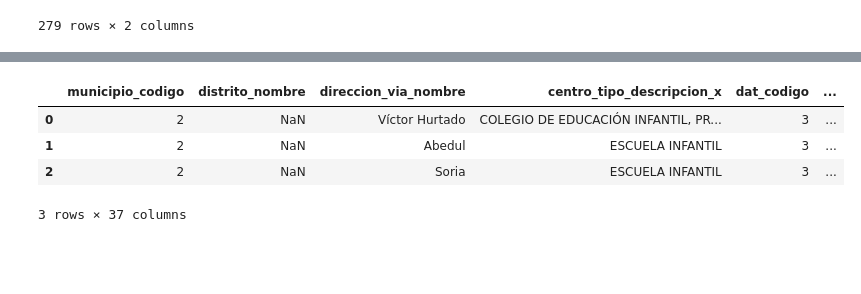
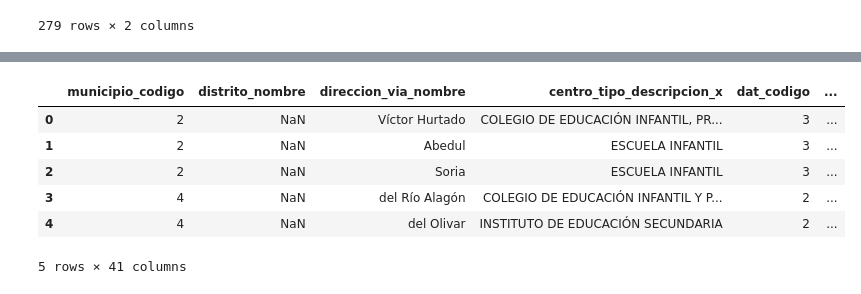
Before and after one commit to HerminiaPadial/PROJECT_2, a Jupyter notebook: NOTEBOOK_ PROJECT_2.ipynb, the cells around one changed output, grey strips where cells are left out. Cells and saved outputs as stored; diff of their text form; code cells hidden in the pictures; blank space fills up the shorter version.

```diff
--- a/NOTEBOOK_ PROJECT_2.ipynb
+++ b/NOTEBOOK_ PROJECT_2.ipynb
@@ -231,7 +392,7 @@ Index(['municipio_codigo', 'distrito_nombre', 'direccion_via_nombre',
       dtype='object')
 # %%
-df = pd.merge(df, df_tipo_centro, left_on='centro_tipo_codigo', right_on='id_centro_codigo', how='left')
+df_merged = pd.merge(df_merged, df_tipo_centro, left_on='centro_tipo_codigo', right_on='id_centro_codigo', how='left')
 # %%
-df = pd.merge(df, df_dat, left_on='dat_codigo', right_on='id_dat_codigo', how='left')
+df_merged = pd.merge(df_merged, df_dat, left_on='dat_codigo', right_on='id_dat_codigo', how='left')
 # %%
-df = pd.merge(df, df_cp, left_on='direccion_codigo_postal', right_on='id_direccion_codigo_postal', how='left')
+df_merged = pd.merge(df_merged, df_cp, left_on='direccion_codigo_postal', right_on='id_direccion_codigo_postal', how='left')
@@ -254,0 +399,2 @@ Index(['municipio_codigo', 'distrito_nombre', 'direccion_via_nombre',
+# %%
+df_merged = pd.merge(df_merged, df_comunidad, left_on='Comunidad', right_on='id_comunidad', how='left')
@@ -255,11 +421,13 @@ Index(['municipio_codigo', 'distrito_nombre', 'direccion_via_nombre',
 # %%
-df.head(3)
+df_merged.head(5)
 # %% [output]
 |  | municipio_codigo | distrito_nombre | direccion_via_nombre | centro_tipo_descripcion_x | dat_codigo | ... |
 | 0 | 2 | NaN | Víctor Hurtado | COLEGIO DE EDUCACIÓN INFANTIL, PR... | 3 | ... |
 | 1 | 2 | NaN | Abedul | ESCUELA INFANTIL | 3 | ... |
 | 2 | 2 | NaN | Soria | ESCUELA INFANTIL | 3 | ... |
+| 3 | 4 | NaN | del Río Alagón | COLEGIO DE EDUCACIÓN INFANTIL Y P... | 2 | ... |
+| 4 | 4 | NaN | del Olivar | INSTITUTO DE EDUCACIÓN SECUNDARIA | 2 | ... |
-3 rows × 37 columns
+5 rows × 41 columns
 # %%
 #LIMPIEZA DATAFRAME ORIGINAL
 # %%
```
Also changed, not shown: parts of 32 cells of this notebook, 16 other files.
